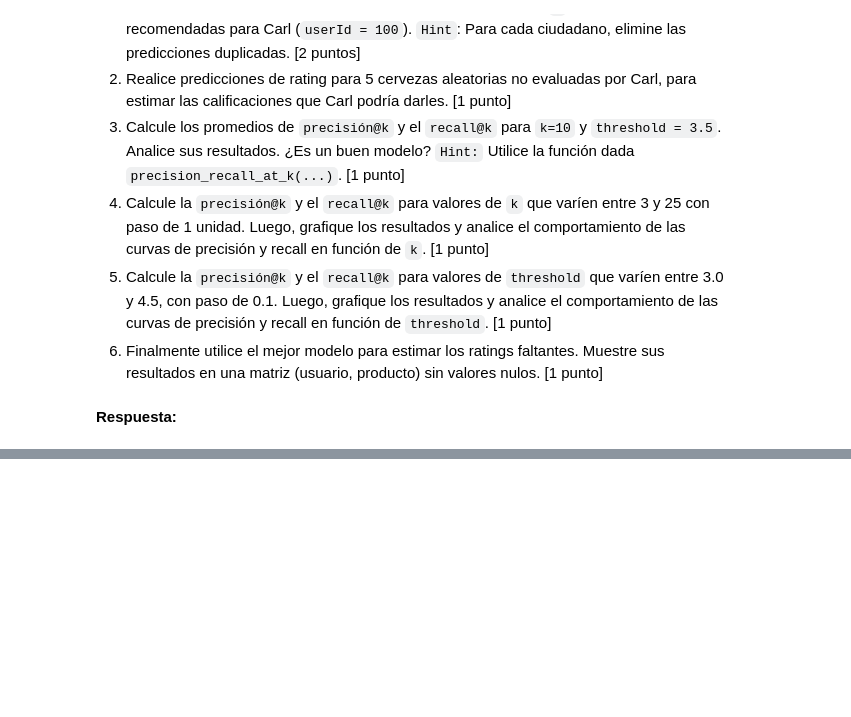
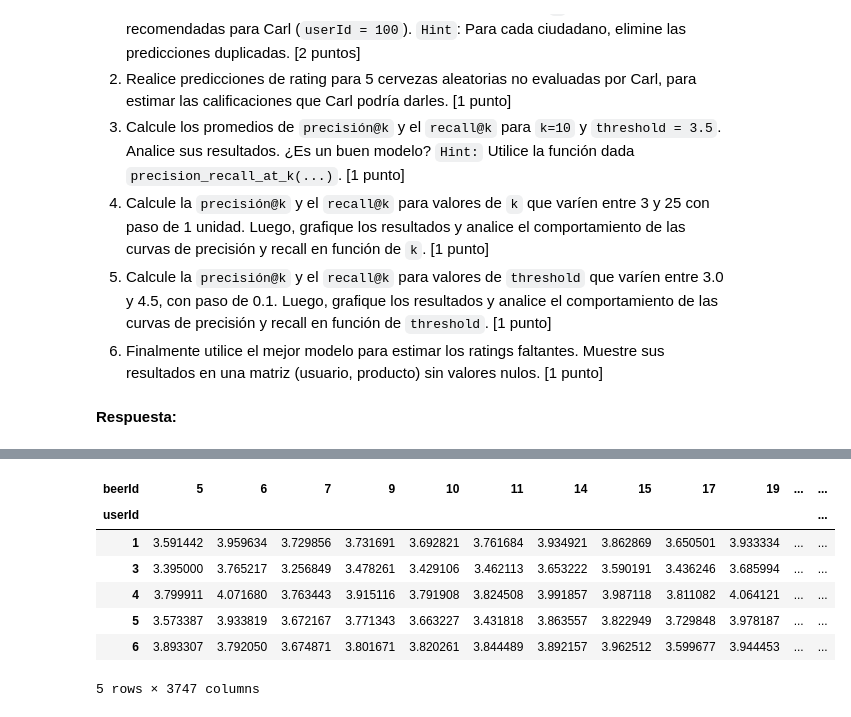
Before and after one commit to jp835/Repositorio-laboratorio-de-programaci-n-cient-fica-grupo-LosTcg, a Jupyter notebook: Lab 10/Lab10_enunciado.ipynb, the cells around one changed output, grey strips where cells are left out. Saved outputs shown, nothing was run; the diff lists cells and outputs as text; code cells hidden in the pictures; blank space fills up the shorter version.

```diff
--- a/Lab 10/Lab10_enunciado.ipynb
+++ b/Lab 10/Lab10_enunciado.ipynb
@@ -1001,0 +1373,11 @@ Ahora Homero le pide que cambie el enfoque del tipo de filtro colaborativo a uno
+# %%
+svd_model = SVD(random_state=42)
+
+
+svd_model.fit(trainset)
+
+
+svd_predictions = svd_model.test(testset)
+
+df_predictions_svd = pd.DataFrame(svd_predictions)
+df_predictions_svd.drop(columns = ['details'])
@@ -1041,0 +1598,14 @@ def precision_recall_at_k(predictions, k=10, threshold=3.5):
+# %%
+# Copiamos la matriz original, pues en esta rellenaremos los valores con Nan
+matriz_completa = matriz.copy()
+
+
+for user in matriz_completa.index:
+    for beer in matriz_completa.columns:
+        if pd.isna(matriz_completa.loc[user, beer]):
+            # Predecimos el rating usando el mejor modelo entrenado
+            pred = svd_model.predict(user, beer).est
+            matriz_completa.loc[user, beer] = pred
+
+
+print(matriz_completa.head())
@@ -1041,0 +1638,6 @@ def precision_recall_at_k(predictions, k=10, threshold=3.5):
+# %%
+#Tambien lo hacemos de acuerdo a lo visto en clases
+
+full_trainset = data_surp.build_full_trainset() # primero separamos los (usuario, producto) con ratings
+missing_ratings = full_trainset.build_anti_testset() # luego obtenemos los valores sin ratings
+predicciones_faltantes_clases = svd_model.test(missing_ratings) # predecimos para los valores faltantes
@@ -1042,3 +1661,26 @@ def precision_recall_at_k(predictions, k=10, threshold=3.5):
+# %%
+#Ahora llenamos toda la matirz hecha con pivot table en 2.1, con los valores de la prediccion anterior
+
+
+df_preds = pd.DataFrame([(pred.uid, pred.iid, pred.est) for pred in predicciones_faltantes_clases],
+                        columns=['userId', 'beerId', 'pred_rating'])
+
+
+pred_matrix = df_preds.pivot(index='userId', columns='beerId', values='pred_rating')
+
+
+matriz_completa_filled = matriz_completa.copy()
+matriz_completa_filled.fillna(pred_matrix, inplace=True)
+matriz_completa_filled.head()
+# %% [output]
+| beerId | 5 | 6 | 7 | 9 | 10 | 11 | 14 | 15 | 17 | 19 | ... | ... |
+| userId |  |  |  |  |  |  |  |  |  |  |  | ... |
+| 1 | 3.591442 | 3.959634 | 3.729856 | 3.731691 | 3.692821 | 3.761684 | 3.934921 | 3.862869 | 3.650501 | 3.933334 | ... | ... |
+| 3 | 3.395000 | 3.765217 | 3.256849 | 3.478261 | 3.429106 | 3.462113 | 3.653222 | 3.590191 | 3.436246 | 3.685994 | ... | ... |
+| 4 | 3.799911 | 4.071680 | 3.763443 | 3.915116 | 3.791908 | 3.824508 | 3.991857 | 3.987118 | 3.811082 | 4.064121 | ... | ... |
+| 5 | 3.573387 | 3.933819 | 3.672167 | 3.771343 | 3.663227 | 3.431818 | 3.863557 | 3.822949 | 3.729848 | 3.978187 | ... | ... |
+| 6 | 3.893307 | 3.792050 | 3.674871 | 3.801671 | 3.820261 | 3.844489 | 3.892157 | 3.962512 | 3.599677 | 3.944453 | ... | ... |
+5 rows × 3747 columns
 # %% [markdown]
 # Conclusión
 
```
Also changed, not shown: parts of 49 cells of this notebook.
